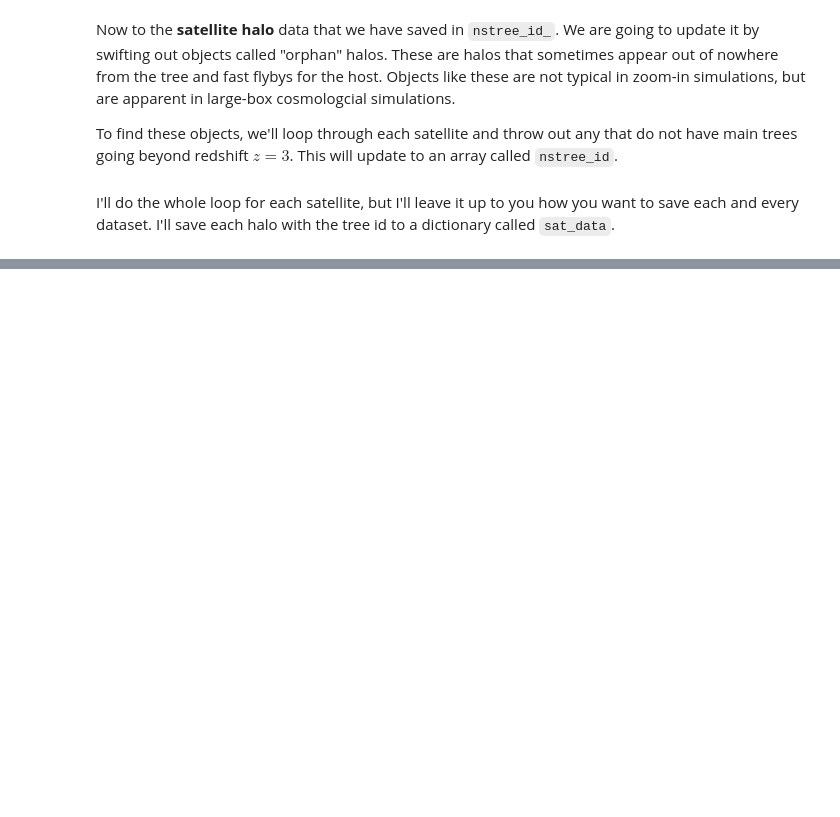
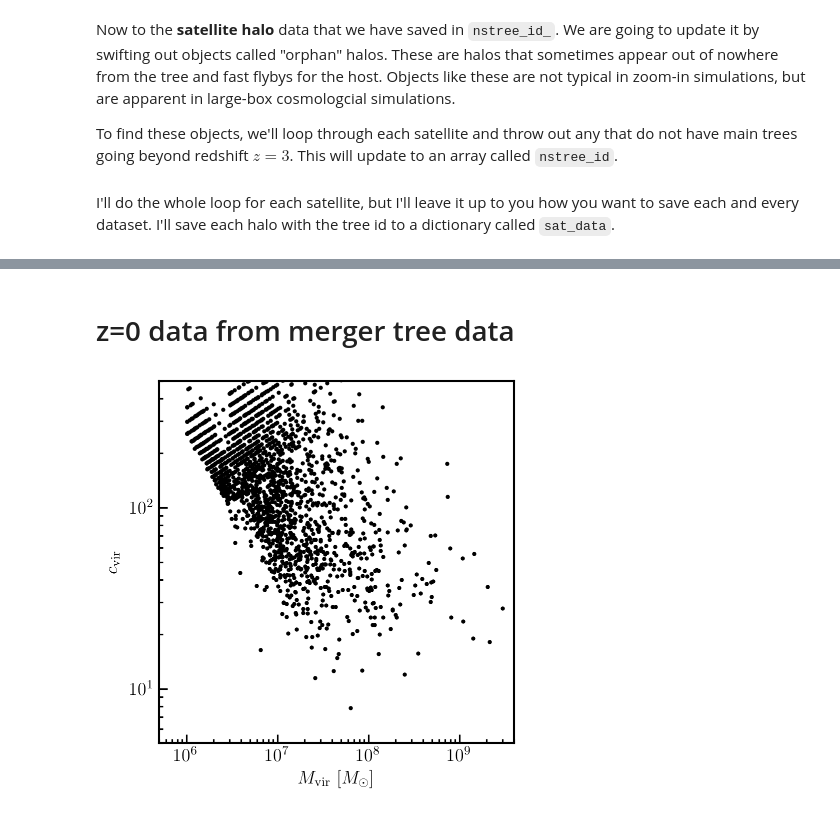
Before and after one commit to DarthLazar/phat-elvis, a Jupyter notebook: phat-elvis_dynamics.ipynb, the cells around one changed output, grey strips where cells are left out. Cells and saved outputs as stored; diff of their text form; code cells hidden in the pictures; blank space fills up the shorter version.

```diff
--- a/phat-elvis_dynamics.ipynb
+++ b/phat-elvis_dynamics.ipynb
@@ -410,8 +433,10 @@ for tid in nstree_id[:]:
     ws=np.where(tid==tree_ids)[0];
     sat_tree['virial.mass']=tmvir[ws]
     sat_tree['scale']=scale[ws]; sat_tree['redshift']=redshift[ws]
+    sat_tree['virial.radius']=sat_tree['scale']*trvir[ws]
     sat_tree['vel.max']=tvmax[ws] # physical kpc
     sat_tree['rad.max']=sat_tree['scale']*trmax[ws] # physical kpc
+    sat_tree['rad.scale']=sat_tree['scale']*trs[ws] # physical kpc
 
     sat_tree['position']=np.zeros((sat_tree['scale'].shape[0],3)) # physical kpc
     sat_tree['position'][:,0]=sat_tree['scale']*xpos[ws]*1e3/h0
@@ -444,4 +469,6 @@ for tid in nstree_id[:]:
         sat_tree['radial.velocity']=dyn.radial_velocity(sat_tree['redshift'],host_tree['velocity'][wh],sat_tree['velocity'],host_tree['position'][wh],sat_tree['position'])
         sat_tree['tangential.velocity']=dyn.tangential_velocity(sat_tree['redshift'],host_tree['velocity'][wh],sat_tree['velocity'],host_tree['position'][wh],sat_tree['position'])
         sat_tree['space.velocity']=dyn.space_velocity(sat_tree['redshift'],host_tree['velocity'][wh],sat_tree['velocity'],host_tree['position'][wh],sat_tree['position'])
+
+        sat_tree['distance.norm']=sat_tree['distance']/host_tree['virial.radius'][wh]
 # %%
@@ -467,0 +495,42 @@ print(sat_data['25258073']['distance'])
+# %% [markdown]
+# z=0 data from merger tree data
+# %%
+z0data={} # diectionary for z=0 data
+z0data['virial.mass']=[] # Msol
+z0data['vel.max']=[] # km/s
+z0data['distance']=[] # kpc
+z0data['distance.norm']=[]
+z0data['virial.concentration']=[]
+
+for sid in np.array(ftree_id):
+    sat=sat_data[str(sid)]
+    z0data['virial.mass'].append(sat['virial.mass'][0])
+    z0data['distance'].append(sat['distance'][0]) # 1d float // distance at z=0 (present day)
+    z0data['distance.norm'].append(sat['distance.norm'][0])
+    z0data['vel.max'].append(sat['vel.max'][0])
+    z0data['virial.concentration'].append(sat['virial.radius'][0]/sat['rad.scale'][0])
+# %%
+fig, ax = plt.subplots(figsize=(5.5/1.2,5.75/1.2),
+                       ncols=1,nrows=1,
+                        dpi=100)
+plt.subplots_adjust(wspace=None, hspace=0.35)
+ax.xaxis.set_tick_params(direction='in', which='both'); ax.yaxis.set_tick_params(direction='in', which='both')
+ax.set_xlabel(r'$M_{\rm vir}\ [M_{\odot}]$'); ax.set_ylabel(r'$c_{\rm vir}$')
+ax.set_xscale('log'); ax.set_yscale('log')
+
+ax.set_xlim(5e5,4e9)
+ax.set_ylim(5,500);
+
+#ax.set_xticks([1,2,3,6,10])
+#ax.set_xticklabels([r'$1$',r'$2$',r'$3$',r'$6$',r'$10$'], fontsize=12.5)
+#ax.set_yticks([1e6,0.1,1.0,5.0])
+#ax.set_yticklabels([r'$0.01$',r'$0.1$',r'$1.0$',r'$5.0$'], fontsize=12.5)
+
+# plotting data
+x=z0data['virial.mass']
+y=z0data['virial.concentration']
+ax.scatter(x,y,color='k')
+
+plt.show()
+# %% [output]
+[figure, added]
```
Also changed, not shown: parts of 14 cells of this notebook.
